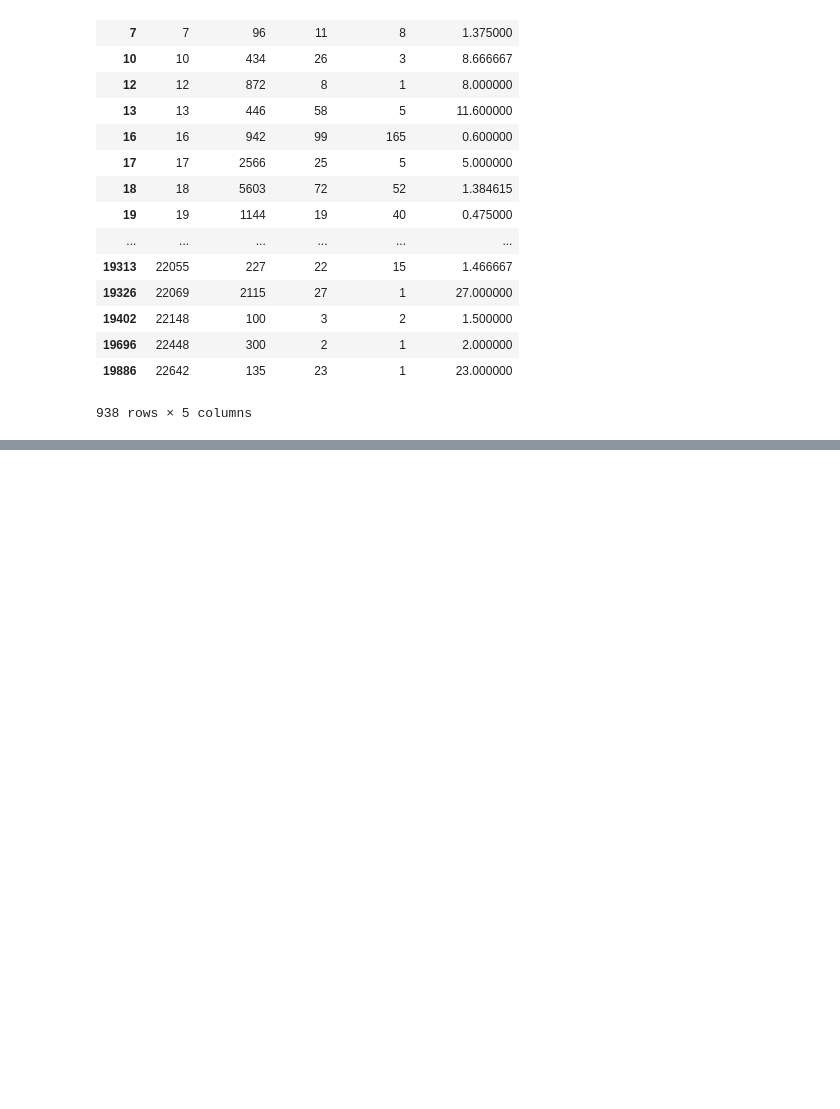
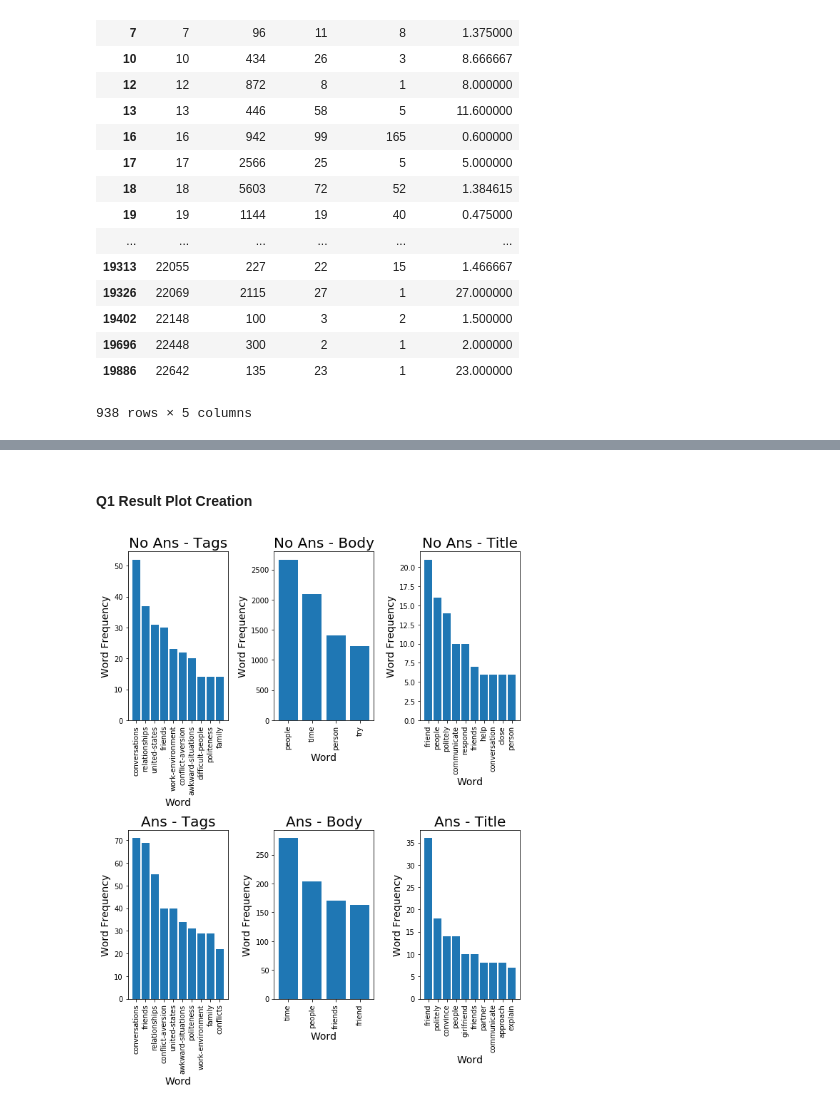
Before and after one commit to VVeiLiao/StackExchange_Analysis_Project, a Jupyter notebook: project/Siu_Liao_CSE160_Final.ipynb, the cells around one changed output, grey strips where cells are left out. Drawn from its saved outputs; the diff is of its cells as text; code cells hidden in the pictures; blank space fills up the shorter version.

```diff
--- a/project/Siu_Liao_CSE160_Final.ipynb
+++ b/project/Siu_Liao_CSE160_Final.ipynb
@@ -191,6 +228,10 @@ def tagCount(text):
 def q1(posts_df):
     '''
     Performs tasks necessary to solve research question 1
+
+    @param posts_df is a DataFrame of post data
+
+    @returns dictionary of word counts for posts with and without answers
     '''
 
     # Create variables
@@ -231,20 +272,17 @@ def q1(posts_df):
             ans_len += length
             ans_count += 1
 
-    #results = [[top10Words(noAns_tag), top10Words(noAns_body), top10words(noAns_title), float(noAns_len/noAns_count)],
-    #            [top10Words(noAns_tag), top10Words(noAns_body), top10words(noAns_title), float(noAns_len/noAns_count)]]
-
     results = dict()
 
-    results["noAns_tag"] = top10Words(noAns_tag)
-    results["noAns_body"] = top10Words(noAns_body)
-    results["noAns_title"] = top10Words(noAns_title)
+    results["No Ans - Tags"] = top10Words(noAns_tag)
+    results["No Ans - Body"] = top10Words(noAns_body)
+    results["No Ans - Title"] = top10Words(noAns_title)
     results["noAns_avg_len"] = int((noAns_len/noAns_count))
 
 
-    results["ans_tag"] = top10Words(ans_tag)
-    results["ans_body"] = top10Words(ans_body)
-    results["ans_title"] = top10Words(ans_title)
+    results["Ans - Tags"] = top10Words(ans_tag)
+    results["Ans - Body"] = top10Words(ans_body)
+    results["Ans - Title"] = top10Words(ans_title)
     results["ans_avg_len"] = int((ans_len/ans_count))
 
     return results
@@ -427,0 +452,35 @@ if __name__ == "__main__":
+# %% [markdown]
+#### Q1 Result Plot Creation
+# %%
+fig3 = plt.figure(figsize = (8.5, 11))
+
+index = 1
+
+for key in q1_result_dict.keys():
+
+    if("avg_len" not in key):
+        next_df = pd.DataFrame(q1_result_dict[key], columns = ["Word", "Count"])
+
+        xAxis = next_df["Word"].values
+        yAxis = next_df["Count"].values
+
+        ax = fig3.add_subplot(2, 3, index)
+
+        index += 1
+
+        ax.bar(xAxis, yAxis)
+
+        xTicks = ax.get_xticklabels()
+
+        for tick in xTicks:
+            tick.set_rotation(90)
+
+        ax.set_xlabel("Word", fontsize = 14)
+        ax.set_ylabel("Word Frequency", fontsize = 14)
+        ax.set_title(key, fontsize = 20)
+
+fig3.tight_layout()
+fig3.savefig("figures/q1_bar_charts.png")
+fig3.savefig("figures/q1_bar_charts_.pdf")
+# %% [output]
+[figure, added]
```
Also changed, not shown: parts of 30 cells of this notebook, 7 other files.
